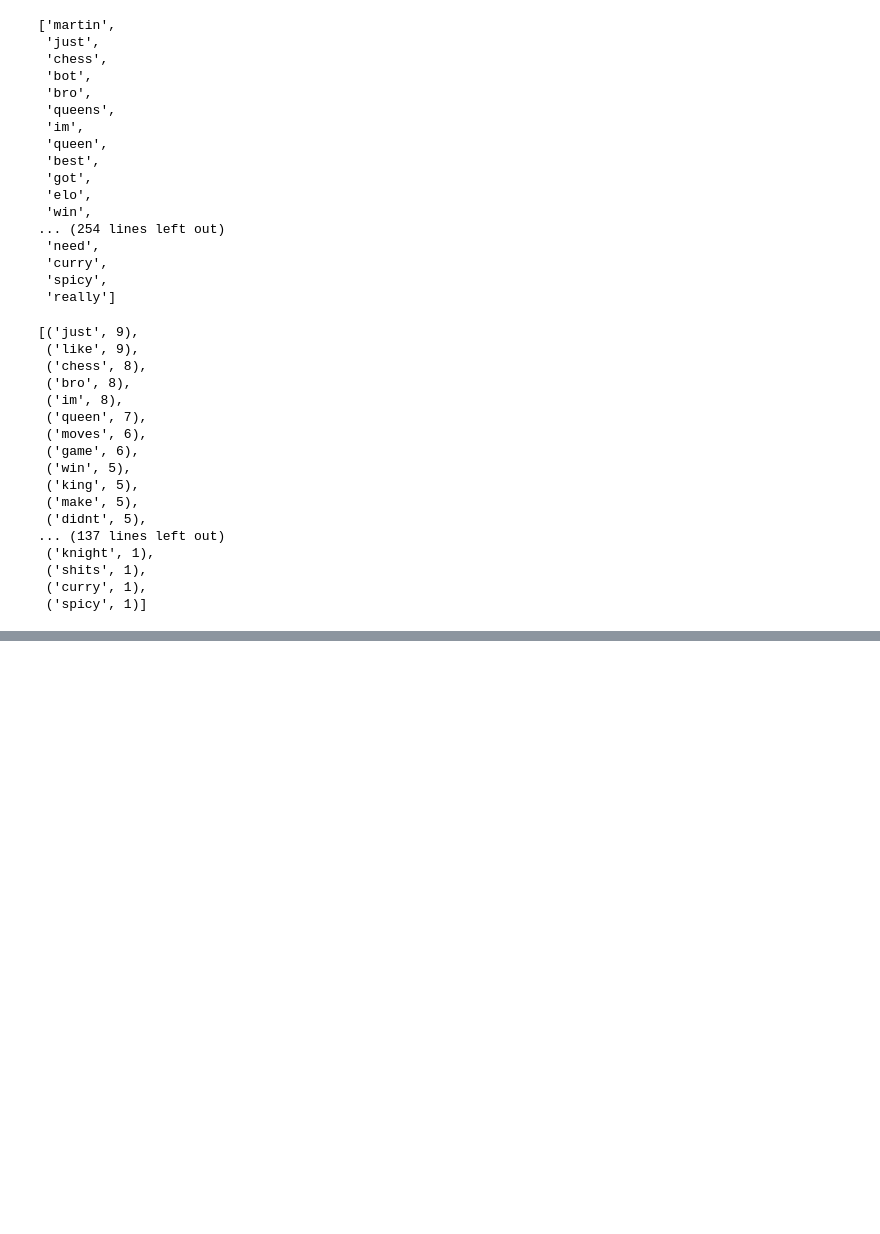
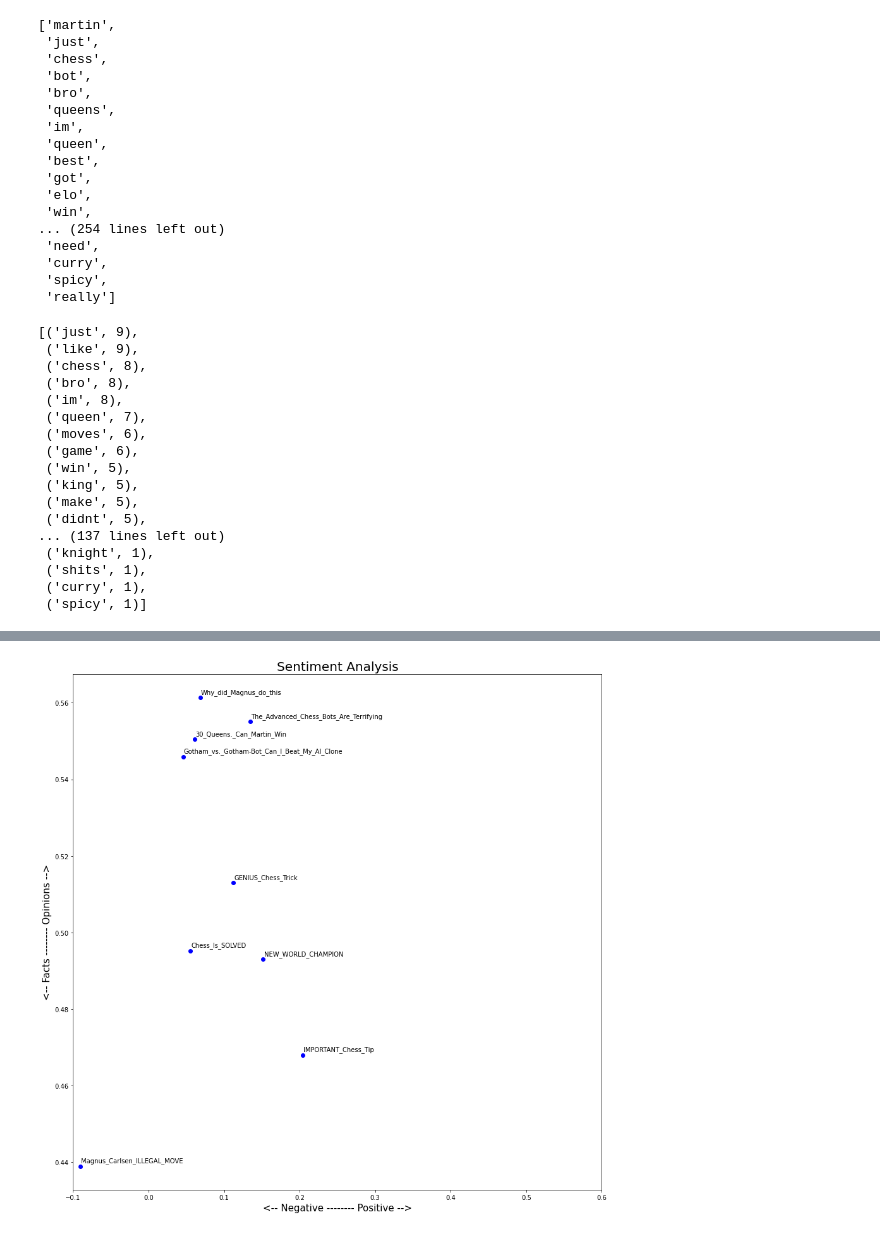
Before and after one commit to mohit-11011/NLP-Analysis, a Jupyter notebook: channel-review/data.ipynb, the cells around one changed output, grey strips where cells are left out. Drawn from its saved outputs; the diff is of its cells as text; code cells hidden in the pictures; blank space fills up the shorter version.

Commit message:
sentiment and readme

```diff
--- a/channel-review/data.ipynb
+++ b/channel-review/data.ipynb
@@ -500,0 +577,6 @@ plt.close()
+# %%
+# We'll start by reading in the corpus, which preserves word order
+import pandas as pd
+
+data = pd.read_pickle('corpus.pkl')
+data
@@ -500,0 +594,3 @@ plt.close()
+# %%
+titles.sort()
+data["titles"]=titles
@@ -500,0 +610,9 @@ plt.close()
+# %%
+from textblob import TextBlob
+
+pol = lambda x: TextBlob(x).sentiment.polarity
+sub = lambda x: TextBlob(x).sentiment.subjectivity
+
+data['polarity'] = data['comments'].apply(pol)
+data['subjectivity'] = data['comments'].apply(sub)
+data
@@ -500,0 +630,31 @@ plt.close()
+# %%
+# Let's plot the results
+import matplotlib.pyplot as plt
+
+plt.rcParams['figure.figsize'] = [15, 15]
+
+for index, episode in enumerate(data.index):
+    x = data.polarity.loc[episode]
+    y = data.subjectivity.loc[episode]
+    plt.scatter(x, y, color='blue')
+    plt.text(x+.001, y+.001, data["titles"][index], fontsize=10)
+    plt.xlim(-.1 ,.60)
+
+plt.title('Sentiment Analysis', fontsize=20)
+plt.xlabel('<-- Negative -------- Positive -->', fontsize=15)
+plt.ylabel('<-- Facts -------- Opinions -->', fontsize=15)
+import os
+folder_name = "results"
+if not os.path.exists(folder_name):
+    os.makedirs(folder_name)
+
+# Save the plot in the "results" folder
+fig = plt.gcf()  # Get the current figure
+fig.set_facecolor('white')
+file_name = "sentiment_analysis.png"  # Specify the desired file name and extension
+file_path = os.path.join(folder_name, file_name)
+plt.savefig(file_path)
+
+plt.show()
+# %% [output]
+[figure, added]
```
Also changed, not shown: parts of 10 cells of this notebook, 4 other files.
